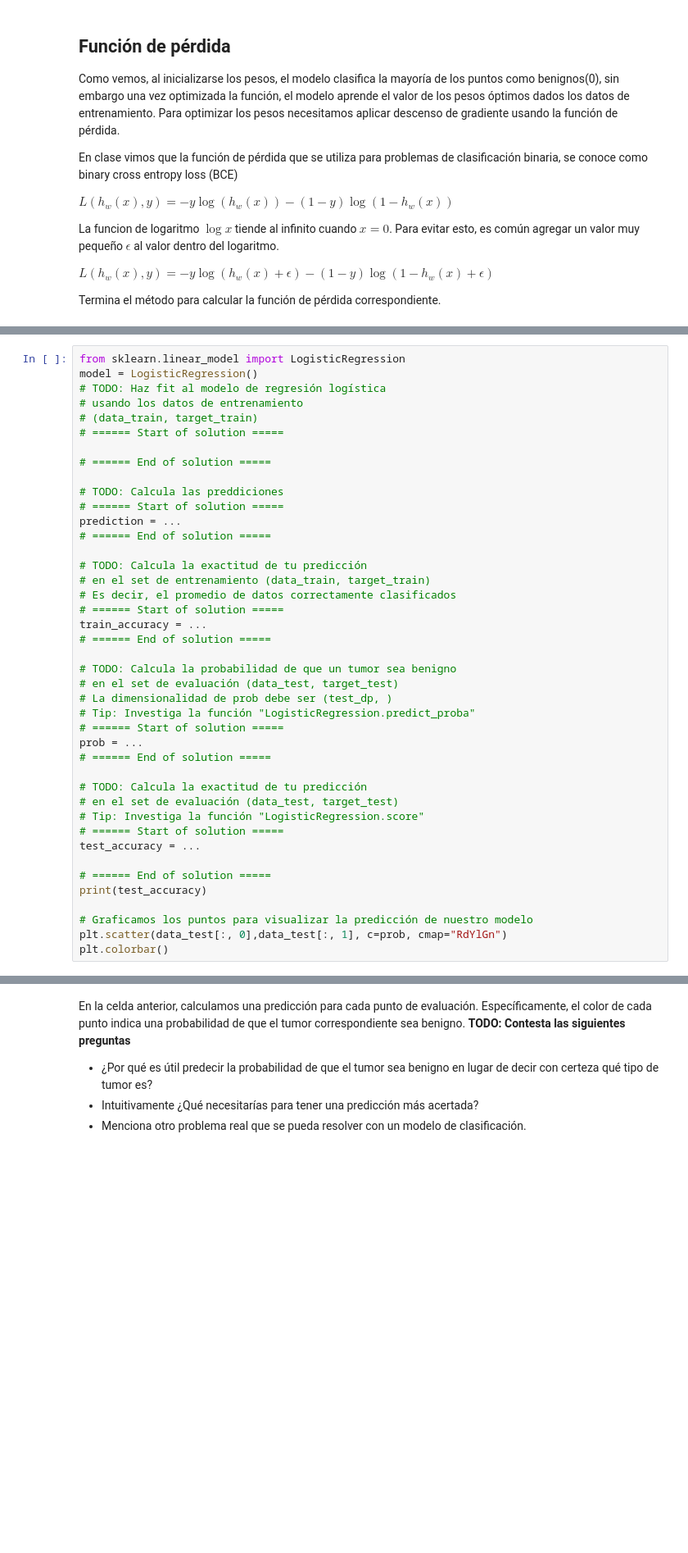
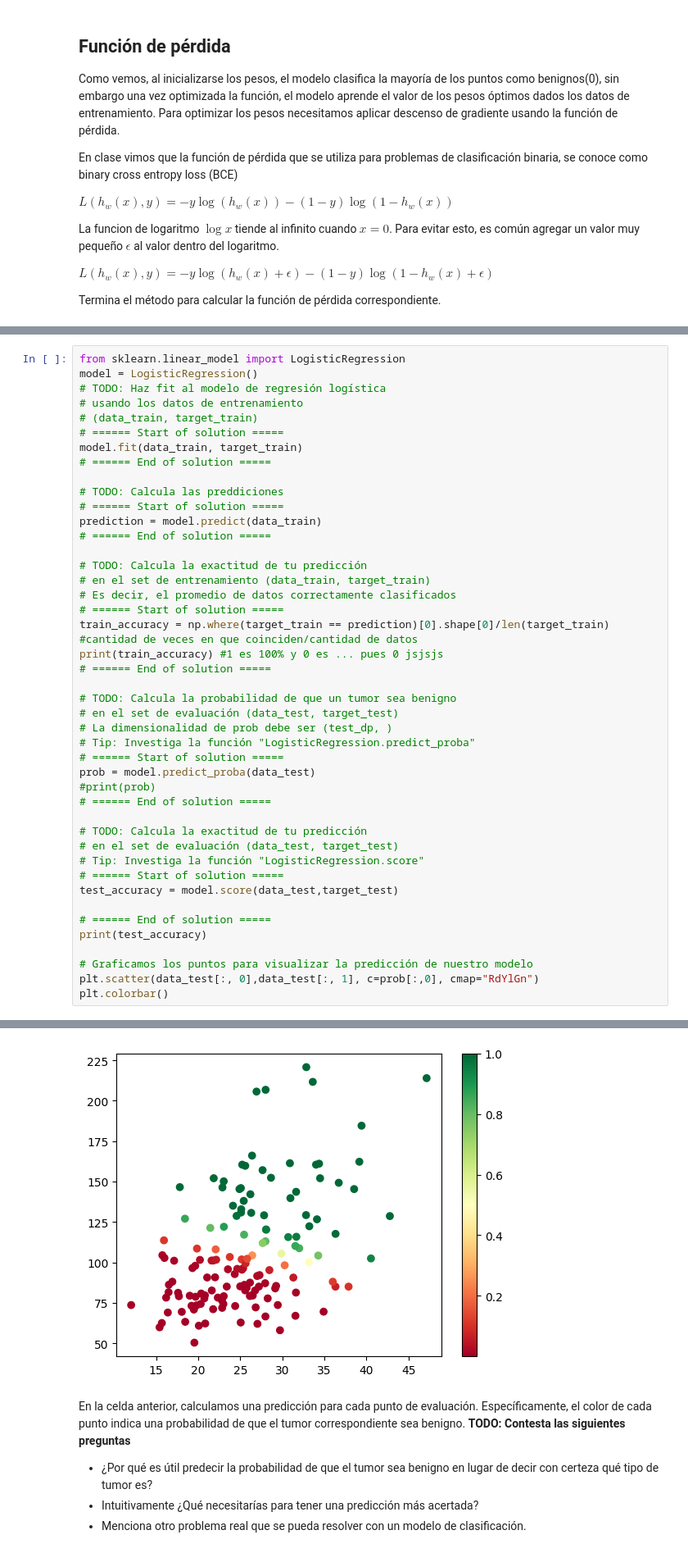
Before and after one commit to FranciscoDurazo/SI23_Peri_Co, a Jupyter notebook: ejercicio_2-LogisticReg/ejercicio_2.ipynb, the cells around one changed output, grey strips where cells are left out. Shown at 82% size. Drawn from its saved outputs; the diff is of its cells as text; blank space fills up the shorter version.

```diff
--- a/ejercicio_2-LogisticReg/ejercicio_2.ipynb
+++ b/ejercicio_2-LogisticReg/ejercicio_2.ipynb
@@ -492,19 +514,20 @@ model = LogisticRegression()
 # usando los datos de entrenamiento
 # (data_train, target_train)
 # ====== Start of solution =====
-
+model.fit(data_train, target_train)
 # ====== End of solution =====
 
 # TODO: Calcula las preddiciones
 # ====== Start of solution =====
-prediction = ...
+prediction = model.predict(data_train)
 # ====== End of solution =====
 
 # TODO: Calcula la exactitud de tu predicción
 # en el set de entrenamiento (data_train, target_train)
 # Es decir, el promedio de datos correctamente clasificados
 # ====== Start of solution =====
-train_accuracy = ...
+train_accuracy = np.where(target_train == prediction)[0].shape[0]/len(target_train) #cantidad de veces en que coinciden/cantidad de datos
+print(train_accuracy) #1 es 100% y 0 es ... pues 0 jsjsjs
 # ====== End of solution =====
 
 # TODO: Calcula la probabilidad de que un tumor sea benigno
@@ -512,18 +535,20 @@ train_accuracy = ...
 # La dimensionalidad de prob debe ser (test_dp, )
 # Tip: Investiga la función "LogisticRegression.predict_proba"
 # ====== Start of solution =====
-prob = ...
+prob = model.predict_proba(data_test)
+#print(prob)
 # ====== End of solution =====
 
 # TODO: Calcula la exactitud de tu predicción
 # en el set de evaluación (data_test, target_test)
 # Tip: Investiga la función "LogisticRegression.score"
 # ====== Start of solution =====
-test_accuracy = ...
+test_accuracy = model.score(data_test,target_test)
 
 # ====== End of solution =====
 print(test_accuracy)
 
 # Graficamos los puntos para visualizar la predicción de nuestro modelo
-plt.scatter(data_test[:, 0],data_test[:, 1], c=prob, cmap="RdYlGn")
+plt.scatter(data_test[:, 0],data_test[:, 1], c=prob[:,0], cmap="RdYlGn")
 plt.colorbar()
+# %% [output]
@@ -530,3 +558,4 @@ plt.colorbar()
+[figure, added]
 # %% [markdown]
 En la celda anterior, calculamos una predicción para cada punto de evaluación. Específicamente, el color de cada punto indica una probabilidad de que el tumor correspondiente sea benigno.
 <b>TODO: Contesta las siguientes preguntas</b>
```
Also changed, not shown: parts of 6 cells of this notebook.
